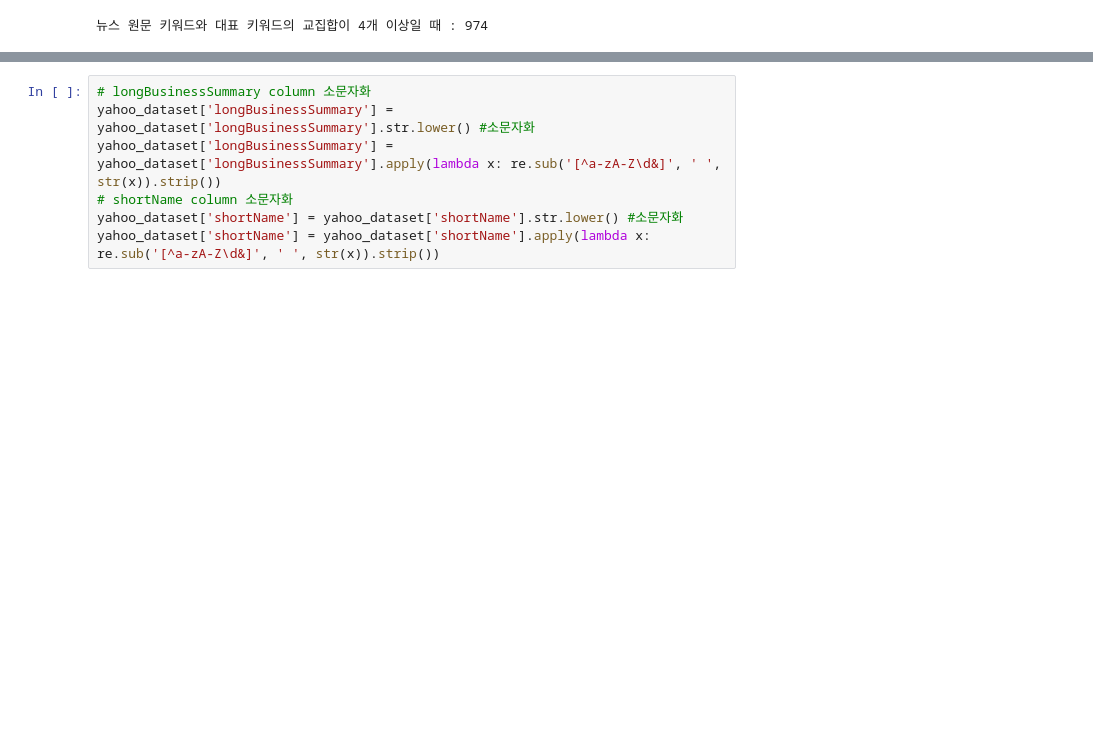
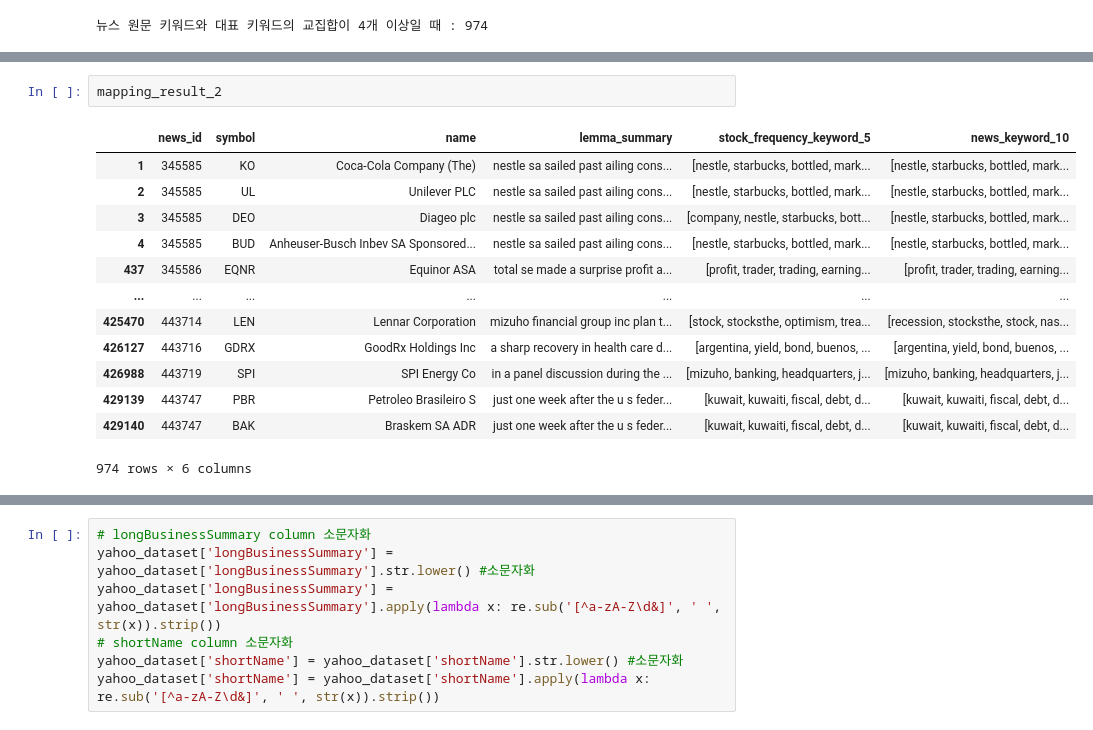
Before and after one commit to yugyeong1/News_raw_data-stock-mapping, a Jupyter notebook: code_organize2.ipynb, the cells around one changed output, grey strips where cells are left out. Drawn from its saved outputs; the diff is of its cells as text; blank space fills up the shorter version.

```diff
--- a/code_organize2.ipynb
+++ b/code_organize2.ipynb
@@ -332,3 +333,19 @@ print('뉴스 원문 키워드와 대표 키워드의 교집합이 4개 이상
+# %%
+mapping_result_2
+# %% [output]
+|  | news_id | symbol | name | lemma_summary | stock_frequency_keyword_5 | news_keyword_10 |
+| 1 | 345585 | KO | Coca-Cola Company (The) | nestle sa sailed past ailing cons... | [nestle, starbucks, bottled, mark... | [nestle, starbucks, bottled, mark... |
+| 2 | 345585 | UL | Unilever PLC | nestle sa sailed past ailing cons... | [nestle, starbucks, bottled, mark... | [nestle, starbucks, bottled, mark... |
+| 3 | 345585 | DEO | Diageo plc | nestle sa sailed past ailing cons... | [company, nestle, starbucks, bott... | [nestle, starbucks, bottled, mark... |
+| 4 | 345585 | BUD | Anheuser-Busch Inbev SA Sponsored... | nestle sa sailed past ailing cons... | [nestle, starbucks, bottled, mark... | [nestle, starbucks, bottled, mark... |
+| 437 | 345586 | EQNR | Equinor ASA | total se made a surprise profit a... | [profit, trader, trading, earning... | [profit, trader, trading, earning... |
+| ... | ... | ... | ... | ... | ... | ... |
+| 425470 | 443714 | LEN | Lennar Corporation | mizuho financial group inc plan t... | [stock, stocksthe, optimism, trea... | [recession, stocksthe, stock, nas... |
+| 426127 | 443716 | GDRX | GoodRx Holdings Inc | a sharp recovery in health care d... | [argentina, yield, bond, buenos, ... | [argentina, yield, bond, buenos, ... |
+| 426988 | 443719 | SPI | SPI Energy Co | in a panel discussion during the ... | [mizuho, banking, headquarters, j... | [mizuho, banking, headquarters, j... |
+| 429139 | 443747 | PBR | Petroleo Brasileiro S | just one week after the u s feder... | [kuwait, kuwaiti, fiscal, debt, d... | [kuwait, kuwaiti, fiscal, debt, d... |
+| 429140 | 443747 | BAK | Braskem SA ADR | just one week after the u s feder... | [kuwait, kuwaiti, fiscal, debt, d... | [kuwait, kuwaiti, fiscal, debt, d... |
+974 rows × 6 columns
 # %%
 # 위 두가지 방법을 합쳤을 때 중복 행 제거
 mapping_result = mapping_result.drop(columns=['stock_frequency_keyword_5'])
```
Also changed, not shown: parts of 12 cells of this notebook, 3 other files.
